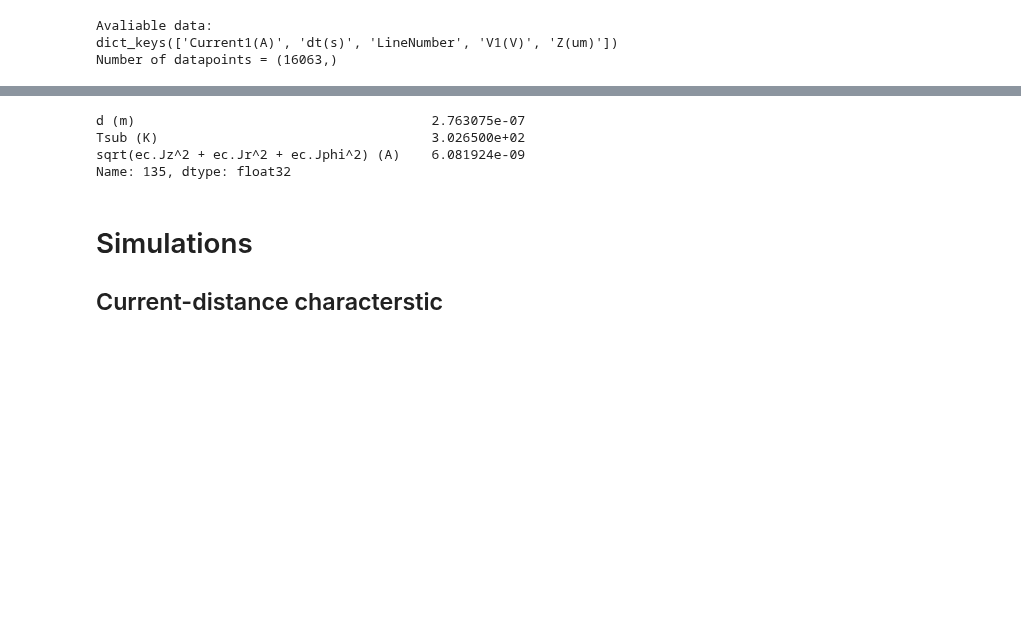
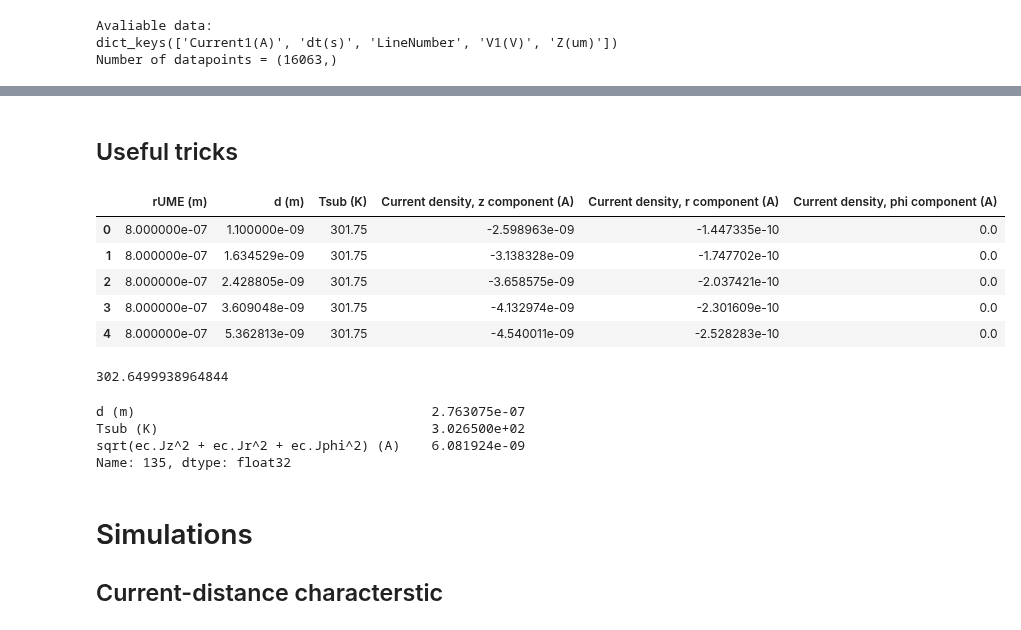
Before and after one commit to martinholub/sicm, a Jupyter notebook: notebooks/comsol.ipynb, the cells around one changed output, grey strips where cells are left out. Cells and saved outputs as stored; diff of their text form; code cells hidden in the pictures; blank space fills up the shorter version.

```diff
--- a/notebooks/comsol.ipynb
+++ b/notebooks/comsol.ipynb
@@ -44,3 +49,23 @@ Saved figure to S:\UsersData\Martin\projects\thermometry\comsol\study4\results\_
+# %% [markdown]
+## Useful  tricks
+# %%
+## Inserting a dummy column
+cm.comsol.data.insert(2, "Tsub (K)", np.asarray([298.15+3.6]*cm.comsol.data.shape[0]))
+cm.comsol.data.head()
+# %% [output]
+|  | rUME (m) | d (m) | Tsub (K) | Current density, z component (A) | Current density, r component (A) | Current density, phi component (A) |
+| 0 | 8.000000e-07 | 1.100000e-09 | 301.75 | -2.598963e-09 | -1.447335e-10 | 0.0 |
+| 1 | 8.000000e-07 | 1.634529e-09 | 301.75 | -3.138328e-09 | -1.747702e-10 | 0.0 |
+| 2 | 8.000000e-07 | 2.428805e-09 | 301.75 | -3.658575e-09 | -2.037421e-10 | 0.0 |
+| 3 | 8.000000e-07 | 3.609048e-09 | 301.75 | -4.132974e-09 | -2.301609e-10 | 0.0 |
+| 4 | 8.000000e-07 | 5.362813e-09 | 301.75 | -4.540011e-09 | -2.528283e-10 | 0.0 |
+# %%
+# Select subset of data
+sel_val = cm.comsol.data["Tsub (K)"].unique()[2]
+cm.comsol.data = cm.comsol.data[cm.comsol.data["Tsub (K)"] == sel_val]
+sel_val
+# %% [output]
+302.6499938964844
 # %%
 # Find location of maximum for given temperature
 subset = cm.comsol.data[cm.comsol.data["Tsub (K)"] == 302.649994]
```
Also changed, not shown: parts of 4 cells of this notebook, 1 other file.
